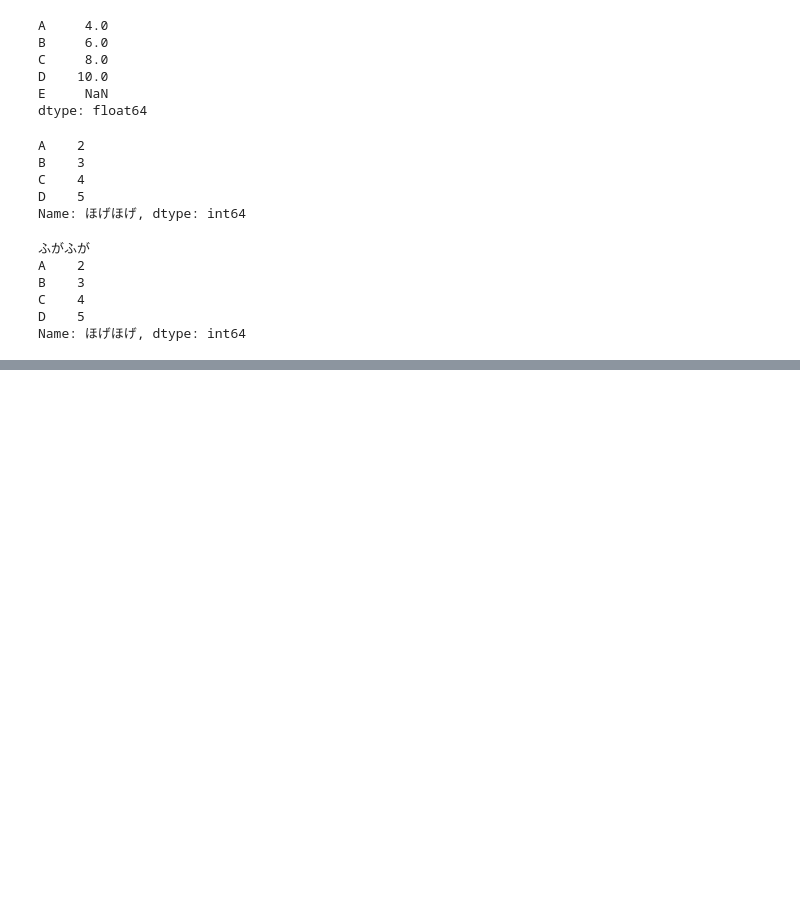
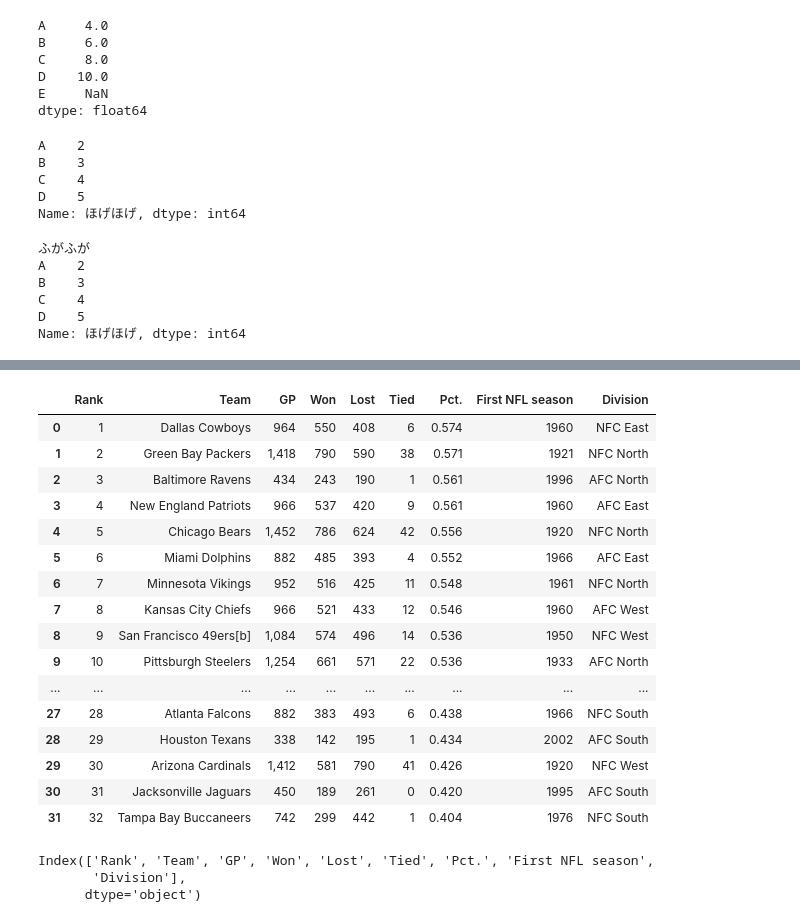
Before and after one commit to largekind/DataScience, a Jupyter notebook: pandas.ipynb, the cells around one changed output, grey strips where cells are left out. Saved outputs shown, nothing was run; the diff lists cells and outputs as text; code cells hidden in the pictures; blank space fills up the shorter version.

Commit message:
Add DataFrame usage

```diff
--- a/pandas.ipynb
+++ b/pandas.ipynb
@@ -134,0 +144,32 @@ Name: ほげほげ, dtype: int64
+# %%
+#クリップボードからデータ取得
+# 次のURLにある表からコピーしておくのが元だが、docker+jupyter上では不可能 普通にcsvを作ったので、そちらを読み込ませる
+
+# nfl_frame = pd.read_clipboard() #大本
+nfl_frame = pd.read_csv("./NFLdata.csv")
+# %%
+nfl_frame
+# %% [output]
+|  | Rank | Team | GP | Won | Lost | Tied | Pct. | First NFL season | Division |
+| 0 | 1 | Dallas Cowboys | 964 | 550 | 408 | 6 | 0.574 | 1960 | NFC East |
+| 1 | 2 | Green Bay Packers | 1,418 | 790 | 590 | 38 | 0.571 | 1921 | NFC North |
+| 2 | 3 | Baltimore Ravens | 434 | 243 | 190 | 1 | 0.561 | 1996 | AFC North |
+| 3 | 4 | New England Patriots | 966 | 537 | 420 | 9 | 0.561 | 1960 | AFC East |
+| 4 | 5 | Chicago Bears | 1,452 | 786 | 624 | 42 | 0.556 | 1920 | NFC North |
+| 5 | 6 | Miami Dolphins | 882 | 485 | 393 | 4 | 0.552 | 1966 | AFC East |
+| 6 | 7 | Minnesota Vikings | 952 | 516 | 425 | 11 | 0.548 | 1961 | NFC North |
+| 7 | 8 | Kansas City Chiefs | 966 | 521 | 433 | 12 | 0.546 | 1960 | AFC West |
+| 8 | 9 | San Francisco 49ers[b] | 1,084 | 574 | 496 | 14 | 0.536 | 1950 | NFC West |
+| 9 | 10 | Pittsburgh Steelers | 1,254 | 661 | 571 | 22 | 0.536 | 1933 | AFC North |
+| ... | ... | ... | ... | ... | ... | ... | ... | ... | ... |
+| 27 | 28 | Atlanta Falcons | 882 | 383 | 493 | 6 | 0.438 | 1966 | NFC South |
+| 28 | 29 | Houston Texans | 338 | 142 | 195 | 1 | 0.434 | 2002 | AFC South |
+| 29 | 30 | Arizona Cardinals | 1,412 | 581 | 790 | 41 | 0.426 | 1920 | NFC West |
+| 30 | 31 | Jacksonville Jaguars | 450 | 189 | 261 | 0 | 0.420 | 1995 | AFC South |
+| 31 | 32 | Tampa Bay Buccaneers | 742 | 299 | 442 | 1 | 0.404 | 1976 | NFC South |
+# %%
+nfl_frame.columns #列表示
+# %% [output]
+Index(['Rank', 'Team', 'GP', 'Won', 'Lost', 'Tied', 'Pct.', 'First NFL season',
+       'Division'],
+      dtype='object')
```
Also changed, not shown: parts of 8 cells of this notebook, 1 other file.
